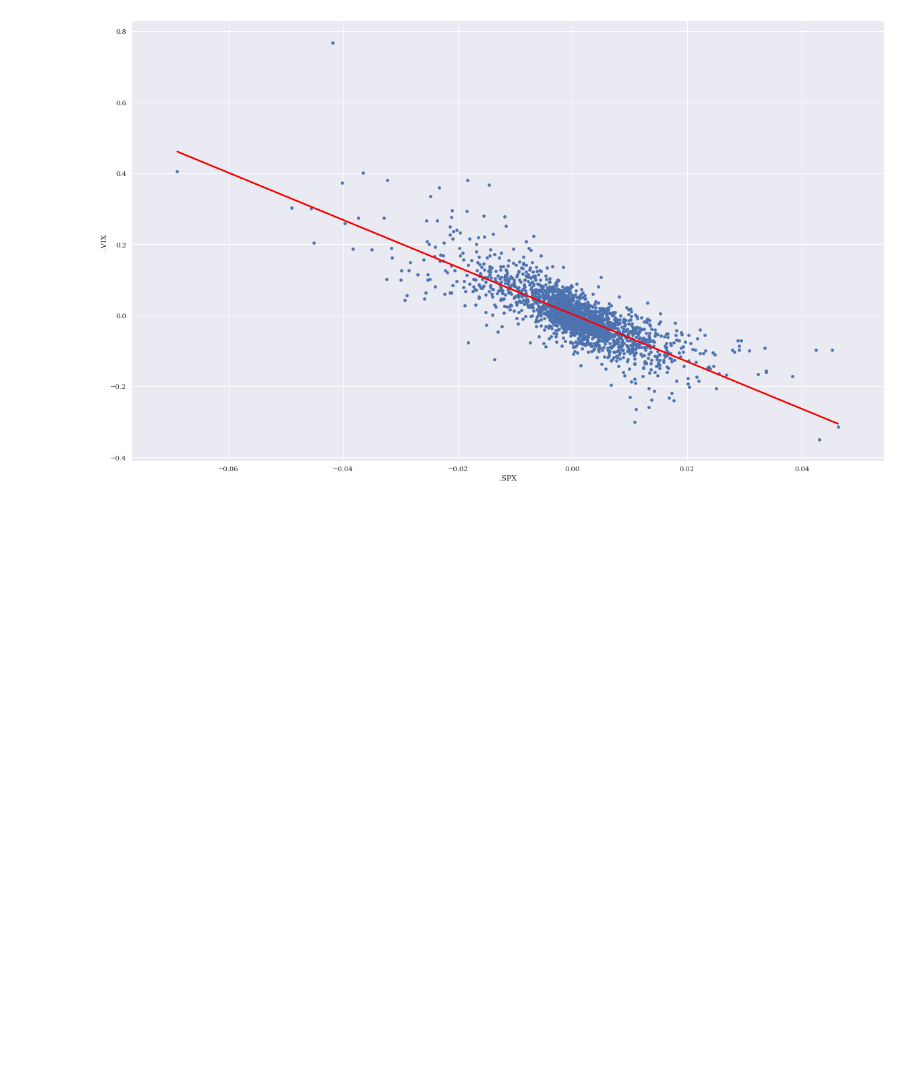
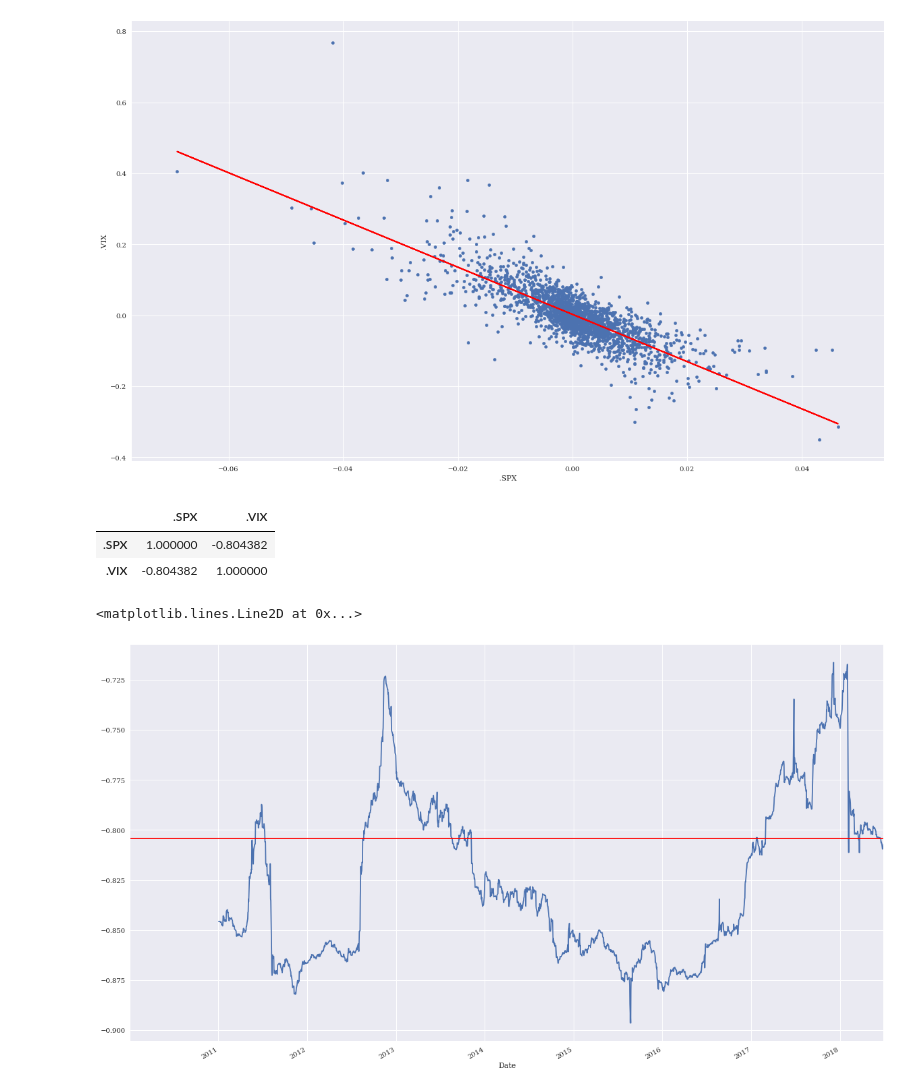
Before and after one commit to thomasmurphycodes/PythonForFinance, a Jupyter notebook: notebooks/Chapter 8 - Financial Time Series.ipynb, the cells around one changed output. Drawn from its saved outputs; the diff is of its cells as text; code cells hidden in the pictures; blank space fills up the shorter version.

```diff
--- a/notebooks/Chapter 8 - Financial Time Series.ipynb
+++ b/notebooks/Chapter 8 - Financial Time Series.ipynb
@@ -290,3 +290,15 @@ ax.plot(rets['.SPX'], np.polyval(reg, rets['.SPX']), 'r', lw=2)
 # %% [output]
 [<matplotlib.lines.Line2D at 0x...>]
 [figure]
+# %%
+rets.corr()
+# %% [output]
+|  | .SPX | .VIX |
+| .SPX | 1.000000 | -0.804382 |
+| .VIX | -0.804382 | 1.000000 |
+# %%
+ax = rets['.SPX'].rolling(window=252).corr(rets['.VIX']).plot(figsize=(20,12))
+ax.axhline(rets.corr().iloc[0, 1], c='r')
+# %% [output]
+<matplotlib.lines.Line2D at 0x...>
+[figure, added]
```
